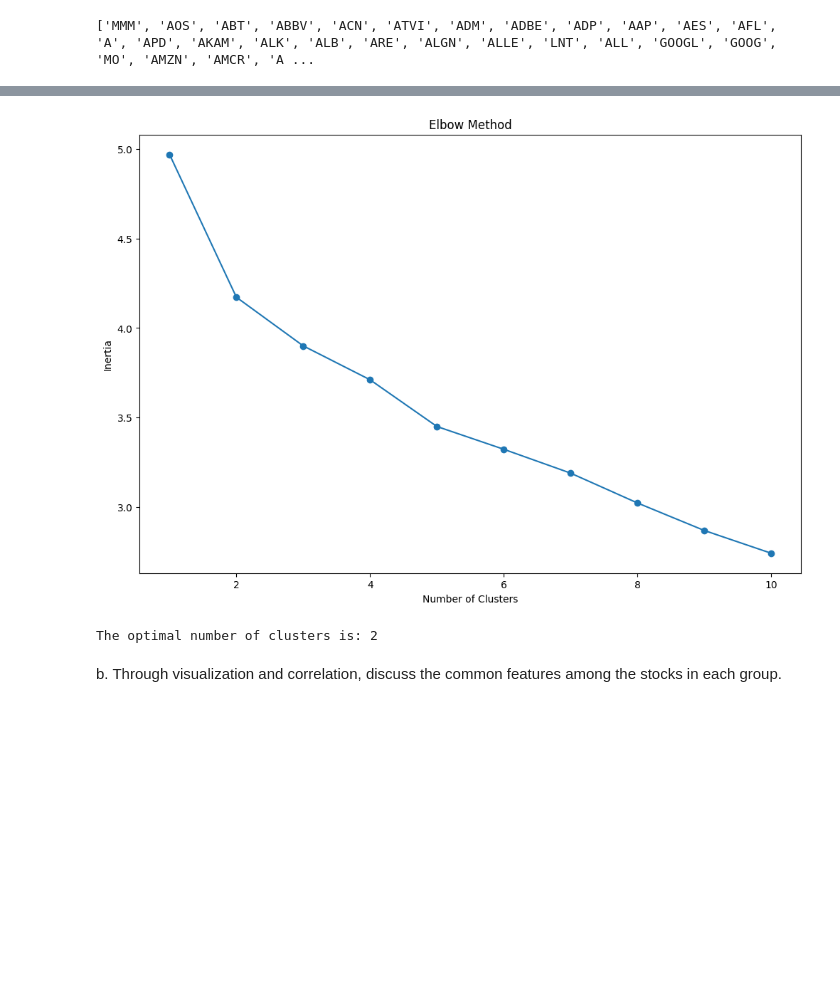
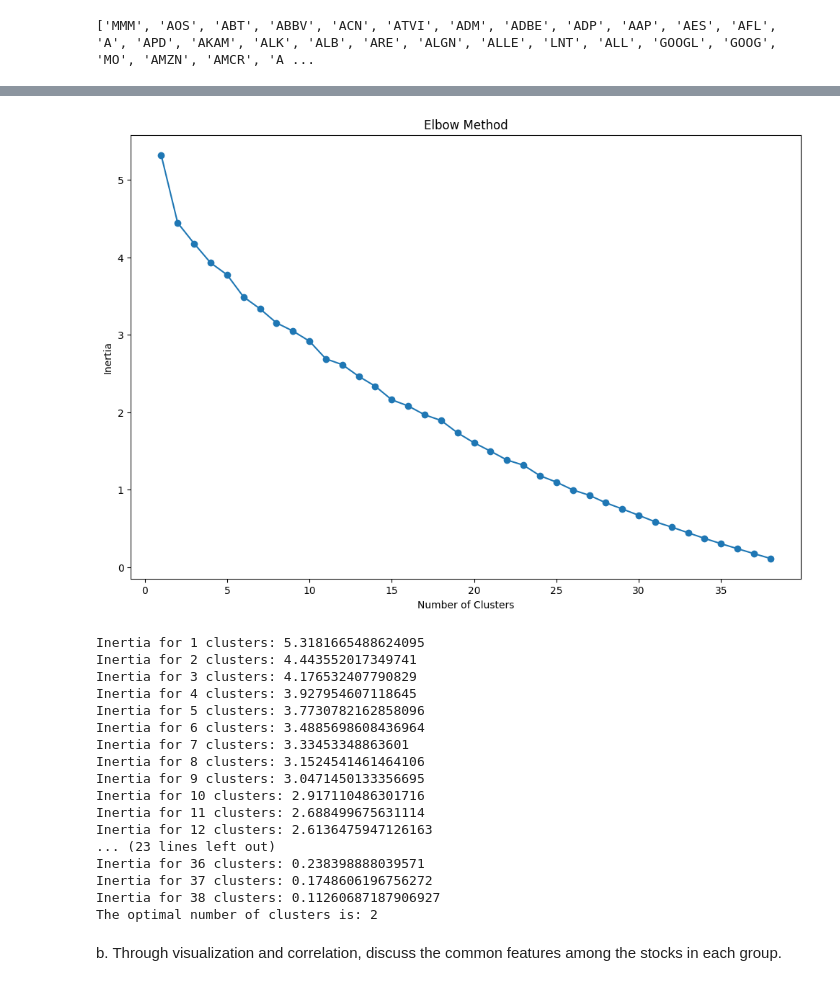
Before and after one commit to GurashishJuneja/MMAI831-Finance, a Jupyter notebook: Finance_Assignment_3_Team_Broadview.ipynb, the cells around one changed output, grey strips where cells are left out. Drawn from its saved outputs; the diff is of its cells as text; code cells hidden in the pictures; blank space fills up the shorter version.

```diff
--- a/Finance_Assignment_3_Team_Broadview.ipynb
+++ b/Finance_Assignment_3_Team_Broadview.ipynb
@@ -320,7 +376,7 @@ import yfinance as yf
 
 # Constants
 TRADING_INSTRUMENT = 'CADUSD=X'
-SYMBOLS = ['AUDUSD=X', 'GBPUSD=X', 'CADUSD=X', 'CHFUSD=X', 'EURUSD=X', 'JPYUSD=X', 'NZDUSD=X']
+SYMBOLS = ['AUDUSD=X', 'GBPUSD=X', 'CADUSD=X', 'CHFUSD=X', 'EURUSD=X', 'JPYUSD=X', 'CNYUSD=X']
 START_DATE = '2010-01-01'
 END_DATE = '2021-12-31'
 
@@ -555,38 +614,57 @@ ERROR:yfinance:['BRK.B']: Exception('%ticker%: No timezone found, symbol may be
 | 2023-06-12 00:00:00 | 0.023750 | 0.028902 | 0.052060 | 0.015639 | -0.003257 | 0.006172 | -0.002852 | -0.013858 | 0.008940 | 0.045441 | ... | ... |
 5 rows × 500 columns
 # %%
-#Clustering
 from sklearn.cluster import KMeans
 import matplotlib.pyplot as plt
 
 # Calculate sum of squared distances (inertia) for different number of clusters
 inertia = []
-for num_clusters in range(1, 11):
+for num_clusters in range(1, 39):
     kmeans = KMeans(n_clusters=num_clusters, random_state=0)
     kmeans.fit(returns_data)
     inertia.append(kmeans.inertia_)
 
 # Plot the Elbow Method graph
-plt.plot(range(1, 11), inertia, marker='o')
+plt.plot(range(1, 39), inertia, marker='o')
 plt.xlabel('Number of Clusters')
 plt.ylabel('Inertia')
 plt.title('Elbow Method')
 plt.show()
+
+# Print the inertia values
+for i in range(len(inertia)):
+    print(f"Inertia for {i+1} clusters: {inertia[i]}")
 
 # Determine the optimal number of clusters based on the Elbow Method
 optimal_clusters = None
 for i in range(1, len(inertia) - 1):
     elbow_diff = inertia[i] - inertia[i + 1]
     if elbow_diff < 0.1 * inertia[i]:
         optimal_clusters = i + 1
         break
 
 if optimal_clusters is not None:
     print(f"The optimal number of clusters is: {optimal_clusters}")
 else:
     print("Optimal number of clusters not found using the Elbow Method.")
 # %% [output]
-[figure, old version]
+[figure, new version]
+Inertia for 1 clusters: 5.3181665488624095
+Inertia for 2 clusters: 4.443552017349741
+Inertia for 3 clusters: 4.176532407790829
+Inertia for 4 clusters: 3.927954607118645
+Inertia for 5 clusters: 3.7730782162858096
+Inertia for 6 clusters: 3.4885698608436964
+Inertia for 7 clusters: 3.33453348863601
+Inertia for 8 clusters: 3.1524541461464106
+Inertia for 9 clusters: 3.0471450133356695
+Inertia for 10 clusters: 2.917110486301716
+Inertia for 11 clusters: 2.688499675631114
+Inertia for 12 clusters: 2.6136475947126163
+... (23 lines left out)
+Inertia for 36 clusters: 0.238398888039571
+Inertia for 37 clusters: 0.1748606196756272
+Inertia for 38 clusters: 0.11260687187906927
 The optimal number of clusters is: 2
 # %% [markdown]
 b. Through visualization and correlation, discuss the common features among the stocks in each group.
```
Also changed, not shown: parts of 18 cells of this notebook.
